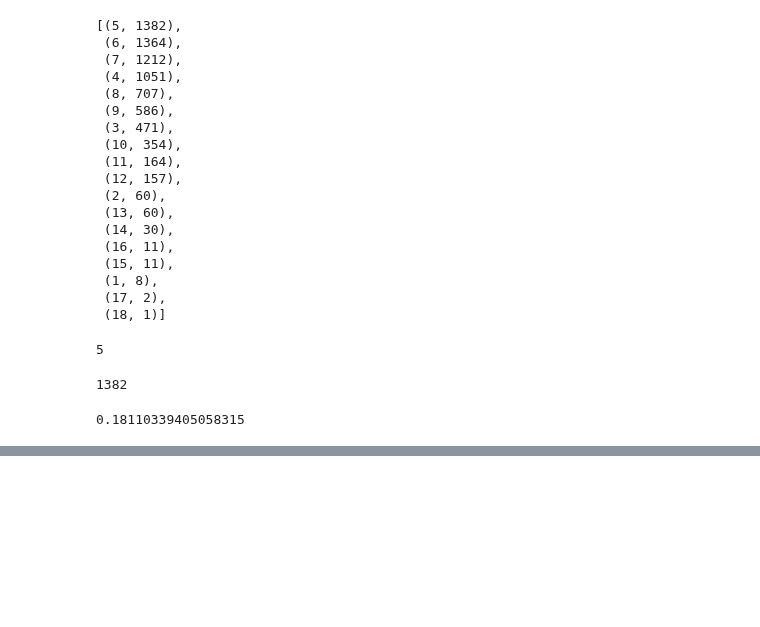
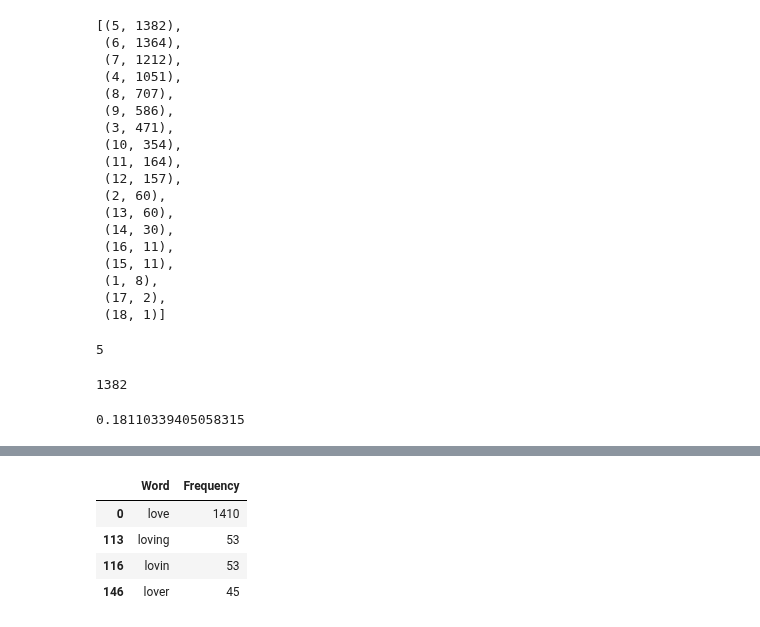
Before and after one commit to beduExpert/B2-Analisis-de-Datos-con-Python-2020, a Jupyter notebook: Sesion-07/Ejemplo-04/nltk_freq_dist.ipynb, the cells around one changed output, grey strips where cells are left out. Cells and saved outputs as stored; diff of their text form; code cells hidden in the pictures; blank space fills up the shorter version.

```diff
--- a/Sesion-07/Ejemplo-04/nltk_freq_dist.ipynb
+++ b/Sesion-07/Ejemplo-04/nltk_freq_dist.ipynb
@@ -309,0 +418,9 @@ freq_dist_lengths.freq(5)
+# %%
+df1 = df[df['Word'].str.contains('lov')]
+df1
+# %% [output]
+|  | Word | Frequency |
+| 0 | love | 1410 |
+| 113 | loving | 53 |
+| 116 | lovin | 53 |
+| 146 | lover | 45 |
```
Also changed, not shown: parts of 11 cells of this notebook.
